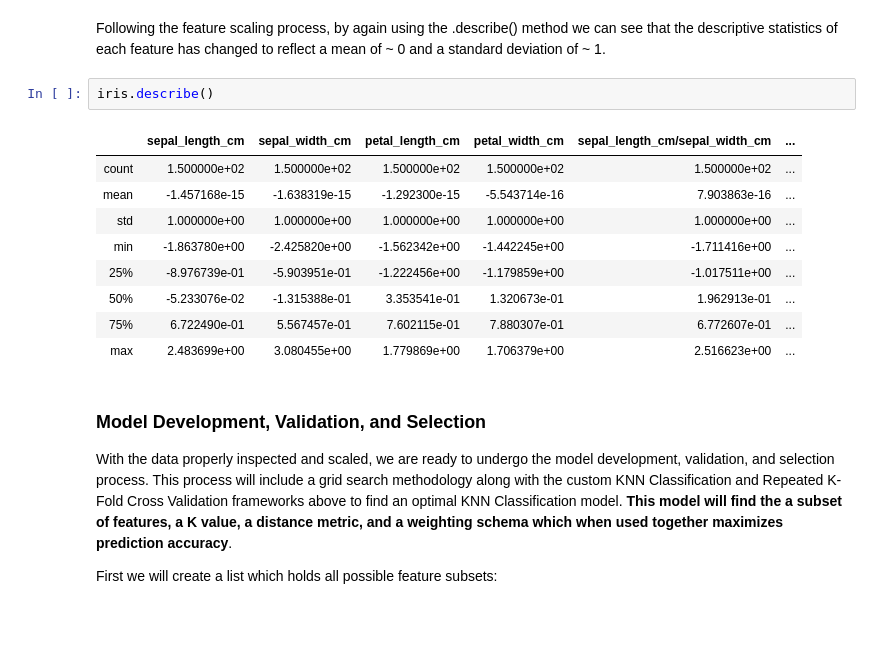
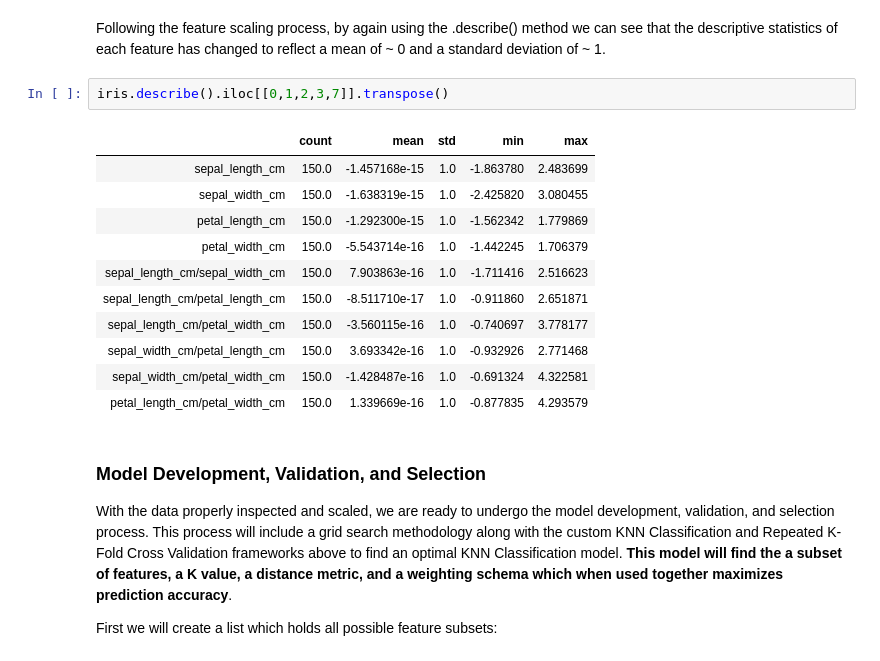
Before and after one commit to Amitg4/KNN_ModelValidation, a Jupyter notebook: KNN From Scratch, OOP.ipynb, the cells around one changed output. Cells and saved outputs as stored; diff of their text form; blank space fills up the shorter version.

```diff
--- a/KNN From Scratch, OOP.ipynb
+++ b/KNN From Scratch, OOP.ipynb
@@ -811,18 +755,20 @@ iris.head()
 | 4 | -1.018437 | 1.245030 | -1.335752 | -1.311052 | -1.410287 | ... |
 # %% [markdown]
 Following the feature scaling process, by again using the .describe() method we can see that the descriptive statistics of each feature has changed to reflect a mean of ~ 0 and a standard deviation of ~ 1.
-# %%
-iris.describe()
-# %% [output]
-|  | sepal_length_cm | sepal_width_cm | petal_length_cm | petal_width_cm | sepal_length_cm/sepal_width_cm | ... |
-| count | 1.500000e+02 | 1.500000e+02 | 1.500000e+02 | 1.500000e+02 | 1.500000e+02 | ... |
-| mean | -1.457168e-15 | -1.638319e-15 | -1.292300e-15 | -5.543714e-16 | 7.903863e-16 | ... |
-| std | 1.000000e+00 | 1.000000e+00 | 1.000000e+00 | 1.000000e+00 | 1.000000e+00 | ... |
-| min | -1.863780e+00 | -2.425820e+00 | -1.562342e+00 | -1.442245e+00 | -1.711416e+00 | ... |
-| 25% | -8.976739e-01 | -5.903951e-01 | -1.222456e+00 | -1.179859e+00 | -1.017511e+00 | ... |
-| 50% | -5.233076e-02 | -1.315388e-01 | 3.353541e-01 | 1.320673e-01 | 1.962913e-01 | ... |
-| 75% | 6.722490e-01 | 5.567457e-01 | 7.602115e-01 | 7.880307e-01 | 6.772607e-01 | ... |
-| max | 2.483699e+00 | 3.080455e+00 | 1.779869e+00 | 1.706379e+00 | 2.516623e+00 | ... |
+# %%
+iris.describe().iloc[[0,1,2,3,7]].transpose()
+# %% [output]
+|  | count | mean | std | min | max |
+| sepal_length_cm | 150.0 | -1.457168e-15 | 1.0 | -1.863780 | 2.483699 |
+| sepal_width_cm | 150.0 | -1.638319e-15 | 1.0 | -2.425820 | 3.080455 |
+| petal_length_cm | 150.0 | -1.292300e-15 | 1.0 | -1.562342 | 1.779869 |
+| petal_width_cm | 150.0 | -5.543714e-16 | 1.0 | -1.442245 | 1.706379 |
+| sepal_length_cm/sepal_width_cm | 150.0 | 7.903863e-16 | 1.0 | -1.711416 | 2.516623 |
+| sepal_length_cm/petal_length_cm | 150.0 | -8.511710e-17 | 1.0 | -0.911860 | 2.651871 |
+| sepal_length_cm/petal_width_cm | 150.0 | -3.560115e-16 | 1.0 | -0.740697 | 3.778177 |
+| sepal_width_cm/petal_length_cm | 150.0 | 3.693342e-16 | 1.0 | -0.932926 | 2.771468 |
+| sepal_width_cm/petal_width_cm | 150.0 | -1.428487e-16 | 1.0 | -0.691324 | 4.322581 |
+| petal_length_cm/petal_width_cm | 150.0 | 1.339669e-16 | 1.0 | -0.877835 | 4.293579 |
 # %% [markdown]
 ### Model Development, Validation, and Selection
 With the data properly inspected and scaled, we are ready to undergo the model development, validation, and selection process. This process will include a grid search methodology along with the custom KNN Classification and Repeated K-Fold Cross Validation frameworks above to find an optimal KNN Classification model. **This model will find the a subset of features, a K value, a distance metric, and a weighting schema which when used together maximizes prediction accuracy**.
```
Also changed, not shown: parts of 11 cells of this notebook, 1 other file.
